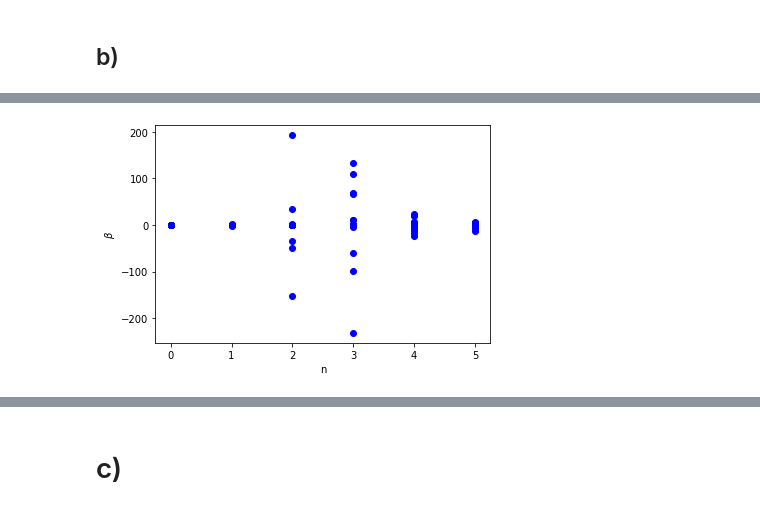
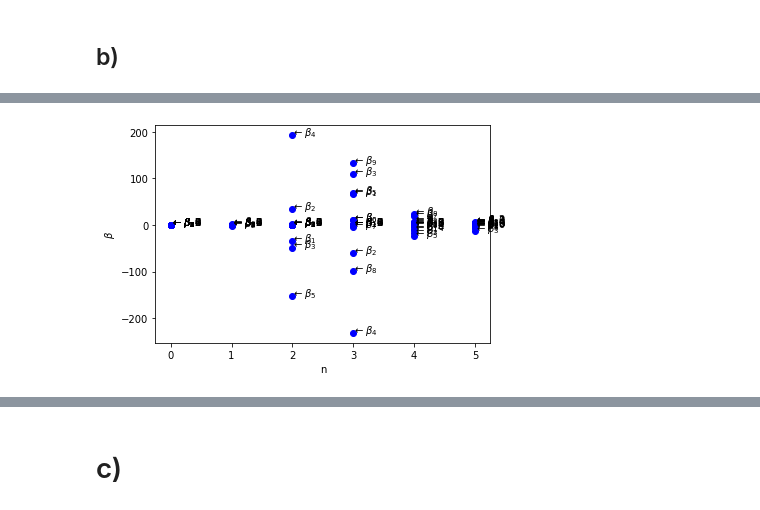
Before and after one commit to tabjone/FYS-STK4155_P1, a Jupyter notebook: Project1_Main.ipynb, the cells around one changed output, grey strips where cells are left out. Cells and saved outputs as stored; diff of their text form; code cells hidden in the pictures.

```diff
--- a/Project1_Main.ipynb
+++ b/Project1_Main.ipynb
@@ -168,12 +191,12 @@ plt.show()
 # %%
 #Plotting beta of polynomial degree
 
 for i in range(len(beta_vals)):
     for j in range(len(beta_vals[0])):
         plt.plot(n_vals[i], beta_vals[i][j], marker="o", color="blue")
-        #plt.text(n_vals[i], beta_vals[i][j],r'$\leftarrow\beta_{}$'.format(j))
+        plt.text(n_vals[i], beta_vals[i][j],r'$\leftarrow\beta_{}$'.format(j))
 plt.xlabel("n")
 plt.ylabel(r"$\beta$")
 plt.show()
 # %% [output]
-[figure, old version]
+[figure, new version]
```
Also changed, not shown: parts of 6 cells of this notebook, 1 other file.
